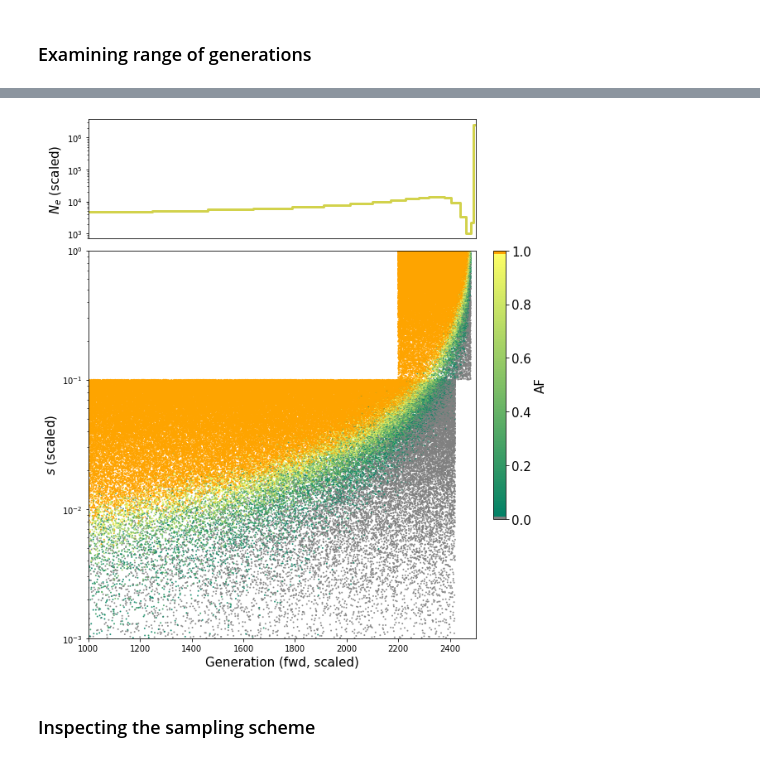
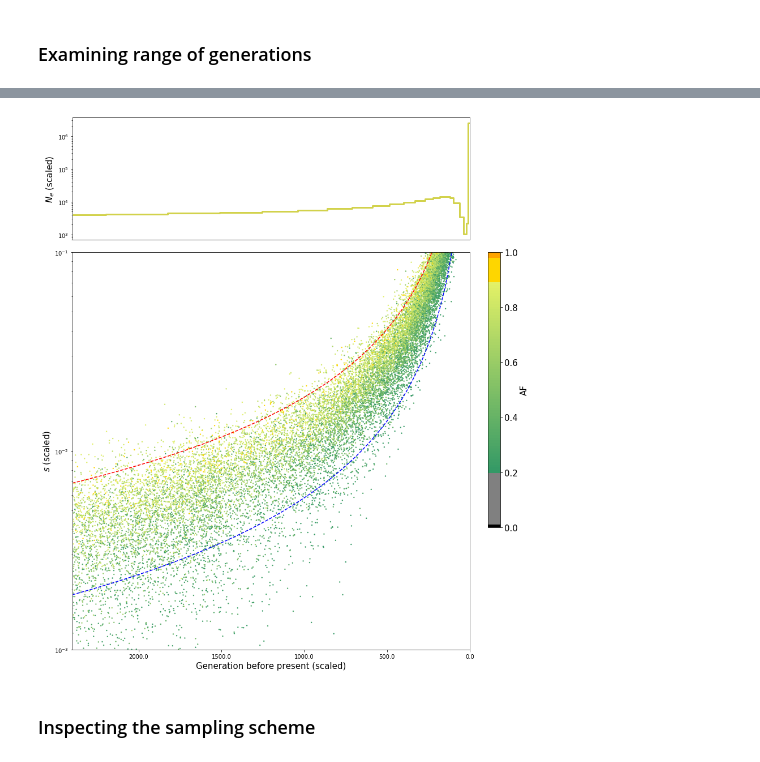
Before and after one commit to CshlSiepelLab/arg-selection, a Jupyter notebook: sims/SLiM_sims/sweep_gen_survey.ipynb, the cells around one changed output, grey strips where cells are left out. Drawn from its saved outputs; the diff is of its cells as text; code cells hidden in the pictures.

```diff
--- a/sims/SLiM_sims/sweep_gen_survey.ipynb
+++ b/sims/SLiM_sims/sweep_gen_survey.ipynb
@@ -23,7 +21,7 @@ sc_min, sc_max, gen_min, gen_max = 0.001, 1, 1000, 2500
 # %% [markdown]
 ### Examining range of generations
 # %%
-min_af = 0.1
+min_af = 0.2
 max_af = 0.9
 
 mask = np.logical_and(sc_gen_af[:, 2] > min_af, sc_gen_af[:, 2] < max_af)
@@ -49,19 +47,22 @@ dem = np.genfromtxt("maize_scale_40.param", skip_header=2)
 # %%
 # set colormap
-af_cmap = cm.get_cmap("summer", 100)
-af_colour = af_cmap(np.linspace(0, 1, 100))
+af_cmap = cm.get_cmap("summer", 101)
+af_colour = af_cmap(np.linspace(0, 1, 101))
 
 lost = np.array([0/256, 0/256, 0/256, 1])
 low = np.array([128/256, 128/256, 128/256, 1])
 high = np.array([255/256, 215/256, 0/256, 1])
 fixed = np.array([255/256, 165/256, 0/256, 1])
 
-af_colour[:1, :] = low
-#af_colour[1:int(min_af*100), :] = low
-#af_colour[int(max_af*100):99, :] = high
+af_colour[:1, :] = lost
+af_colour[1:int(min_af*100), :] = low
+af_colour[int(max_af*100):99, :] = high
 af_colour[99:, :] = fixed
 
 af_cmap = colors.ListedColormap(af_colour)
 
 # af_cmap.set_over(color="#FF4500", alpha=0.3)
 # af_cmap.set_under(color="#D0D0D0", alpha=0.3)
+# %%
+#sc_min, sc_max, gen_min, gen_max = 0.1, 1, 2200, 2500
+sc_min, sc_max, gen_min, gen_max = 0.001, 0.1, 100, 2500
@@ -68,3 +76,6 @@ af_cmap = colors.ListedColormap(af_colour)
+# %%
+def parab(sc_vec, A, B):
+    return A/(sc_vec**B)
 # %%
 # definitions for the axes
 left, width = 0.1, 0.65
@@ -76,44 +87,50 @@ rect_histx = [left, bottom_h, width, 0.2]
 rect_histy = [left_h+0.01, bottom+0.2, 0.02, height-0.2]
 
 # start with a rectangular Figure
-plt.figure(1, figsize=(10, 10))
+plt.figure(1, figsize=(15, 15))
 
 axScatter = plt.axes(rect_scatter)
 axDem = plt.axes(rect_histx)
 axHisty = plt.axes(rect_histy)
 
 
 # the scatter plot:
-axScatter.scatter(gen, sc, c=AF, s=1, cmap=af_cmap, vmin=min_af, vmax=max_af, alpha=0.8) # change vmin, vmax!!
+axScatter.scatter(gen, sc, c=AF, s=2, cmap=af_cmap, vmin=0, vmax=1, alpha=0.9) # change vmin, vmax!!
+
+axScatter.plot(2500-parab(sc_range, 18, 0.78), sc_range, "b--")
+axScatter.plot(2500-parab(sc_range, 30, 0.88), sc_range, "r--")
+
 #axScatter.axvline(x=2480, ymin=0.1, ymax=1, c='lightblue', ls='-')
 #early_gen = np.around(np.maximum(2475 - 500*np.exp(-6*(sc_range-0.1)), 2460 - 180*np.exp(-7*(sc_range-0.1))))
 #axScatter.plot(early_gen, sc_range, "g--") # Early generation fit
 #late_gen = np.clip(np.around(2485 - 85*np.exp(-6.8*(sc_range-0.1))), a_min=2200, a_max=2480)
 #axScatter.plot(late_gen, sc_range, "r--") # Late generation fit
 
 axScatter.set_xlim((gen_min, gen_max))
 axScatter.set_ylim((sc_min, sc_max))
-axScatter.set_xlabel("Generation (fwd, scaled)", fontsize=15)
+axScatter.set_xlabel("Generation before present (scaled)", fontsize=15)
 axScatter.set_ylabel("$s$ (scaled)", fontsize=15)
 axScatter.set_yscale("log")
+ticks = 2500 - axScatter.get_xticks()
+axScatter.set_xticklabels(ticks)
 
 ## NEW: plot demography ##
 axDem.step(dem[:, 0], dem[:, 1], where='post', lw=3, color='y', alpha=0.7)
 axDem.set_yscale("log")
 axDem.set_xticks([])
 axDem.set_xlim(axScatter.get_xlim())
 axDem.set_ylabel("$N_e$ (scaled)", fontsize=15)
 
 
 
 cbar = plt.colorbar(cm.ScalarMappable(cmap=af_cmap), cax=axHisty)
 cbar.set_label('AF',size=15)
 cbar.ax.tick_params(labelsize=15)
 
-plt.savefig("/Users/mo/Desktop/sc_gen.png")
+plt.savefig("/Users/mo/Desktop/sc_gen.001.01.pdf")
 plt.show()
 # %% [output]
-[figure, old version]
+[figure, new version]
 # %% [markdown]
 ### Inspecting the sampling scheme
 # %%
```
Also changed, not shown: parts of 11 cells of this notebook, 17 other files.
